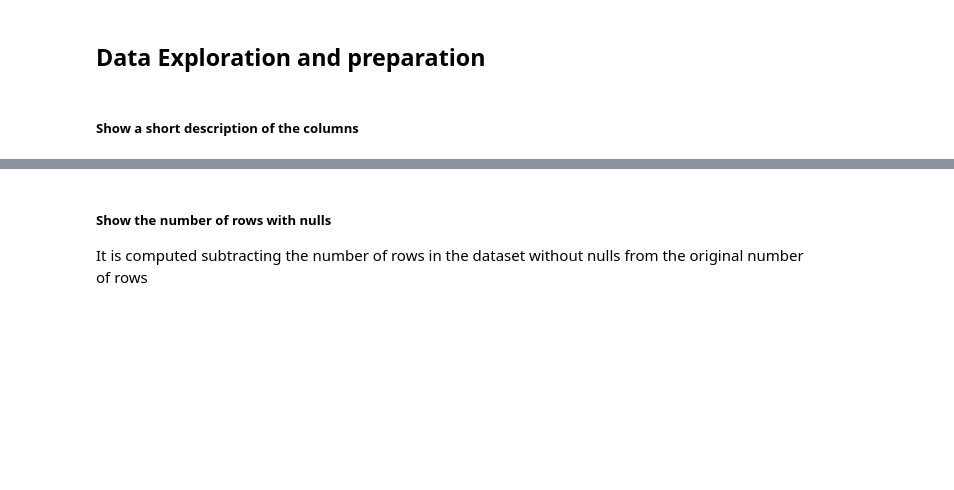
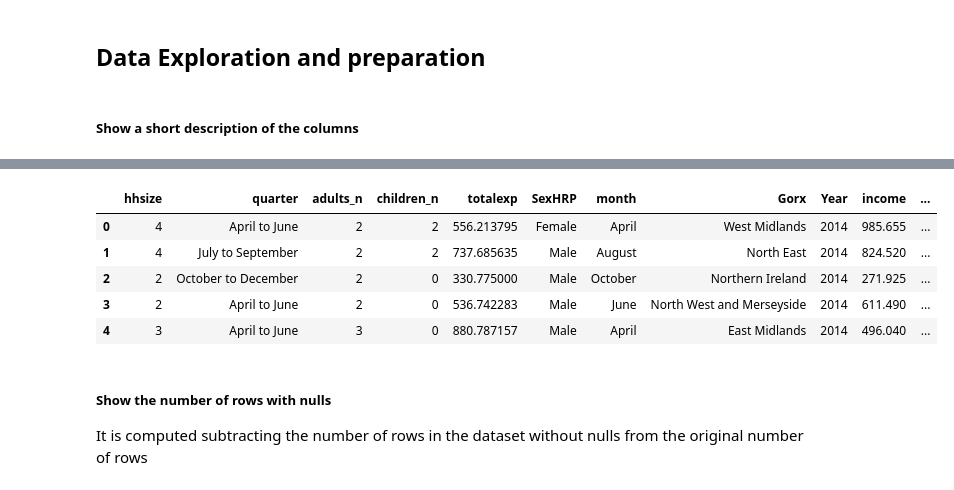
Before and after one commit to gullpet/dmlab, a Jupyter notebook: Lab03-04/linear_regression_example_FoodUK2014_nocode.ipynb, the cells around one changed output, grey strips where cells are left out. Cells and saved outputs as stored; diff of their text form; code cells hidden in the pictures; blank space fills up the shorter version.

```diff
--- a/Lab03-04/linear_regression_example_FoodUK2014_nocode.ipynb
+++ b/Lab03-04/linear_regression_example_FoodUK2014_nocode.ipynb
@@ -79,3 +85,12 @@ df0 = pd.read_excel(data_fn)
+# %%
+df0.head()
+# %% [output]
+|  | hhsize | quarter | adults_n | children_n | totalexp | SexHRP | month | Gorx | Year | income | ... |
+| 0 | 4 | April to June | 2 | 2 | 556.213795 | Female | April | West Midlands | 2014 | 985.655 | ... |
+| 1 | 4 | July to September | 2 | 2 | 737.685635 | Male | August | North East | 2014 | 824.520 | ... |
+| 2 | 2 | October to December | 2 | 0 | 330.775000 | Male | October | Northern Ireland | 2014 | 271.925 | ... |
+| 3 | 2 | April to June | 2 | 0 | 536.742283 | Male | June | North West and Merseyside | 2014 | 611.490 | ... |
+| 4 | 3 | April to June | 3 | 0 | 880.787157 | Male | April | East Midlands | 2014 | 496.040 | ... |
 # %% [markdown]
 ##### Show the number of rows with nulls
 
```
Also changed, not shown: parts of 40 cells of this notebook, 31 other files.
